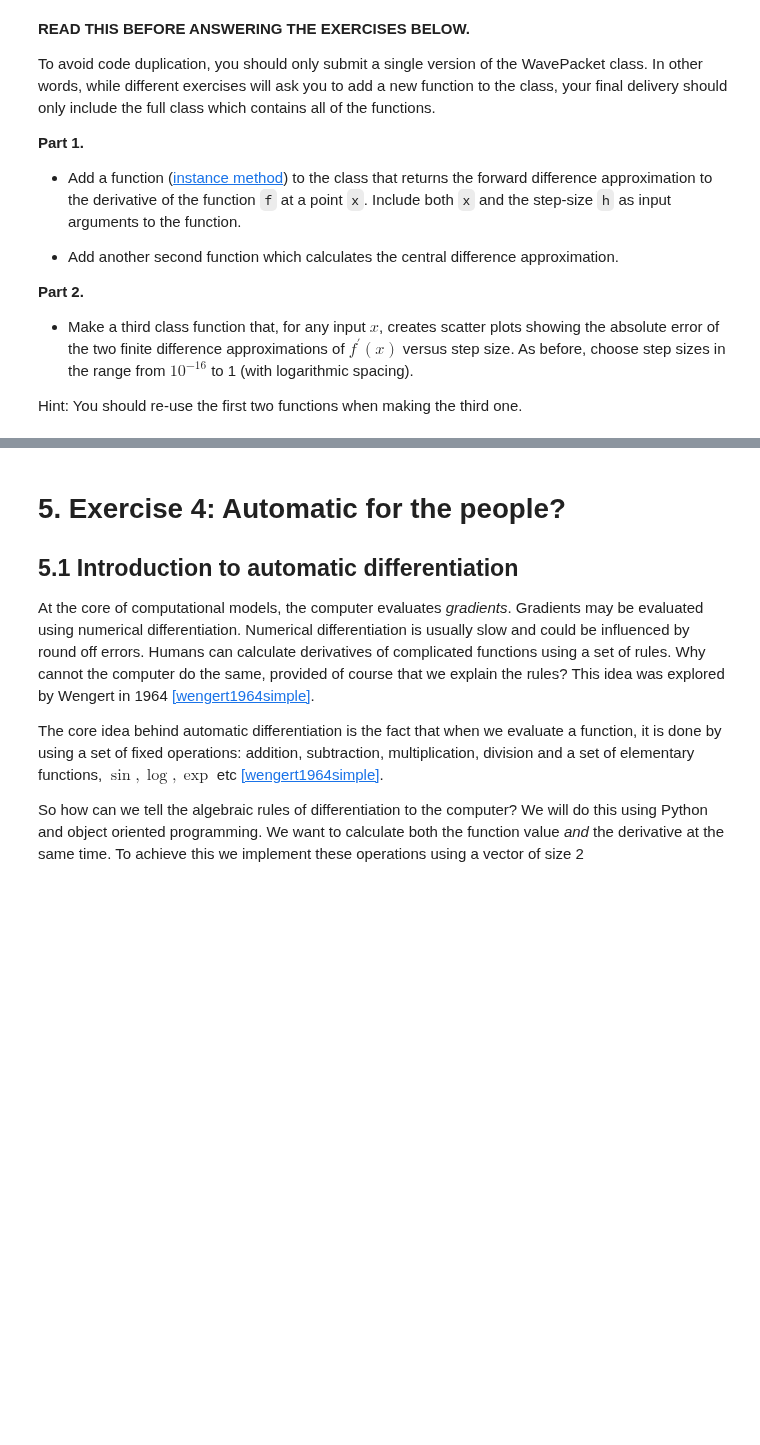
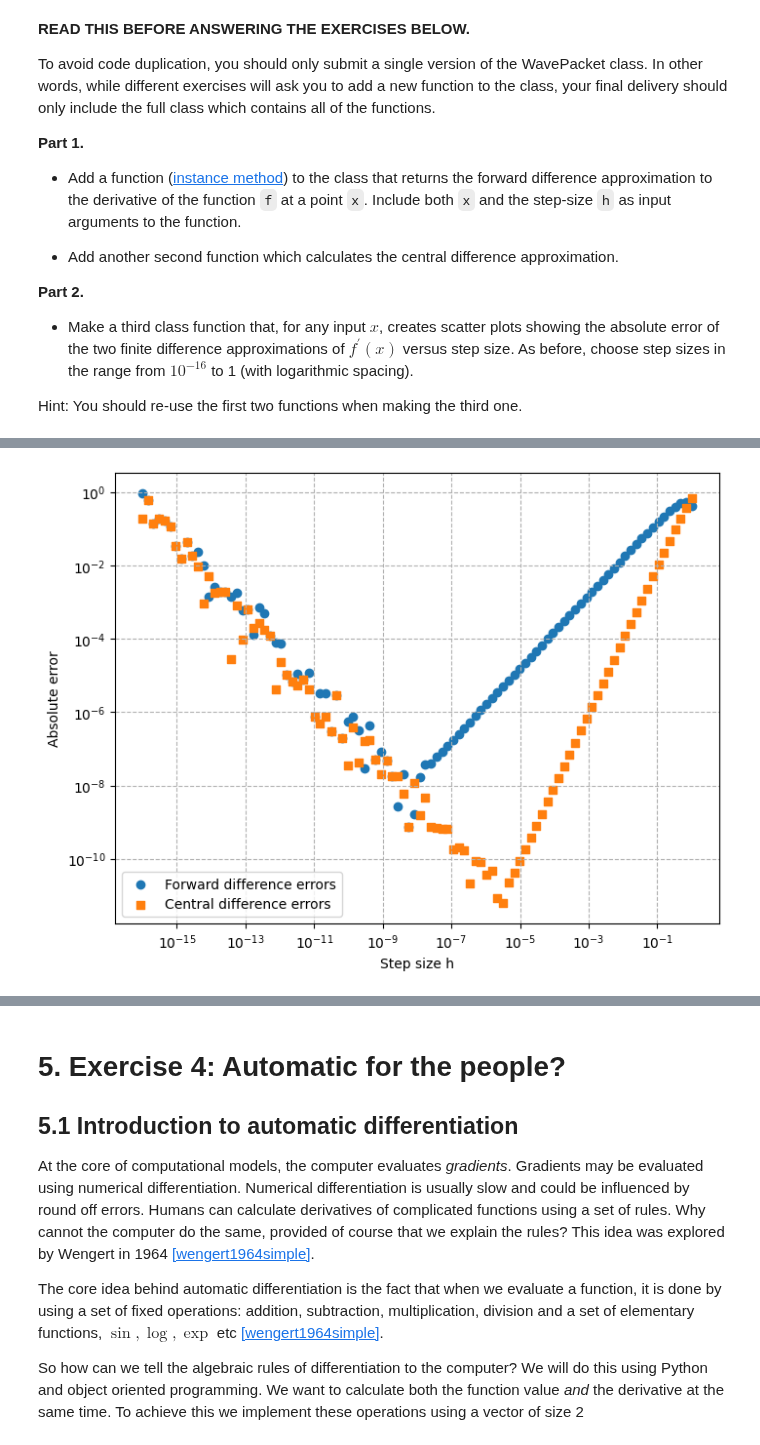
Before and after one commit to MalleBallen/Torgrim-og-Malvin-Gruppeprosjekt, a Jupyter notebook: project1.ipynb, the cells around one changed output, grey strips where cells are left out. Saved outputs shown, nothing was run; the diff lists cells and outputs as text; code cells hidden in the pictures; blank space fills up the shorter version.

Commit message:
Lagt_til_part_II_ex3

```diff
--- a/project1.ipynb
+++ b/project1.ipynb
@@ -497,11 +497,10 @@ import numpy as np
 def arb_func(x):
     return np.sin(x)
 
-#Forward difference method, with error handling.
-def fw_diff(f = arb_func, x=0, h=1e-2):
-     # Ensure h is a float or array of floats for vectorized handling and faster computations in later parts. Allows arrays of h to be used.
-     # Ensure x is a float for vectorized handling and faster computations in later parts.
-
+# Error handling function
+def check_f_h(f, h, x):
+    # Ensure h is a float or array of floats for vectorized handling and faster computations in later parts. Allows arrays of h to be used.
+    # Ensure x is a float for vectorized handling and faster computations in later parts. Returns modified h and x.
     x=float(x)
     h = np.asarray(h, dtype=float)
     if f is None:
@@ -510,7 +509,12 @@ def fw_diff(f = arb_func, x=0, h=1e-2):
         raise TypeError("The first argument must be a callable function.")
     if np.any(h <= 0):
         raise ValueError("Step size h must be a positive number.")
+    return h, x
 
+#Forward difference method, with error handling.
+def fw_diff(f = arb_func, x=0, h=1e-2):
+
+    h, x = check_f_h(f, h, x)
     try:
         return (f(x + h) - f(x)) / h
     except Exception as e:
@@ -767,2 +773,69 @@ Hint: You should re-use the first two functions when making the third one.
 # %%
 # Full class here
+
+# Importing required libraries
+import numpy as np
+import matplotlib.pyplot as plt
+
+# Defining class (re-using example and adding extra functions)
+
+class FancyWavePacket:
+    def __init__(self,a,b): # stores a and b
+        self.a = a
+        self.b = b
+
+    def __call__(self,x): # returns f(x) = sin(bx)e^(-ax^2)
+        return np.sin(self.b*x) * np.exp(-self.a*x*x)
+
+    # class to return forward difference approximation of f'(x)
+    def forward_diff(self,x,h):
+        # check_f_h from earlier part.
+        h, x = check_f_h(self,h,x)
+        return(self(x+h)-self(x))/h
+
+    # class to return centrall difference approximation of f'(x)
+    def central_diff(self,x,h):
+        h, x = check_f_h(self,h,x)
+        return(self(x+h)-self(x-h))/(2*h)
+
+    """To find the absolute error of the two finite difference approximations of f'(x),
+    we use the analyctic derivatie: 𝑓′(𝑥)=𝑏cos(𝑏𝑥)⋅𝑒−𝑎𝑥2−2𝑎𝑥sin(𝑏𝑥)⋅𝑒−𝑎𝑥2"""
+
+    # class to return analyctic derivative (absolute error)
+    def exact_derivative(self,x):
+        e = np.exp(-self.a*x*x)
+        return e*(self.b*np.cos(self.b*x)-2*self.a*x*np.sin(self.b*x))
+
+    # class to create absolute error vs exact
+    def error_plots(self,x):
+        h_values = np.logspace(-16, 0 ,100) #build array with step sizes
+
+        forward_errors = []
+        central_errors = []
+        exact = self.exact_derivative(x) # computes analyctic reference
+
+        # calculating errors
+
+        forward_errors = abs(self.forward_diff(x,h_values)-exact)
+        central_errors = abs(self.central_diff(x,h_values)-exact)
+
+        # creating scatter plots
+        plt.figure(figsize=(8,6))
+        plt.scatter(h_values, forward_errors, marker='o', label = "Forward difference errors")
+        plt.scatter(h_values, central_errors, marker='s', label = "Central difference errors")
+        plt.xscale("log")
+        plt.yscale("log")
+        plt.xlabel("Step size h")
+        plt.ylabel("Absolute error")
+        plt.legend()
+        plt.grid(True,which="both",ls="--")
+        plt.show()
+
+# showing plots for 2 sets of values at point x
+WP1 = FancyWavePacket(0.1, 2)
+WP1.error_plots(x=1)
+
+WP2 = FancyWavePacket(0.1, 10)
+WP2.error_plots(x=1)
+# %% [output]
+[figure, added]
```
Also changed, not shown: parts of 7 cells of this notebook.
